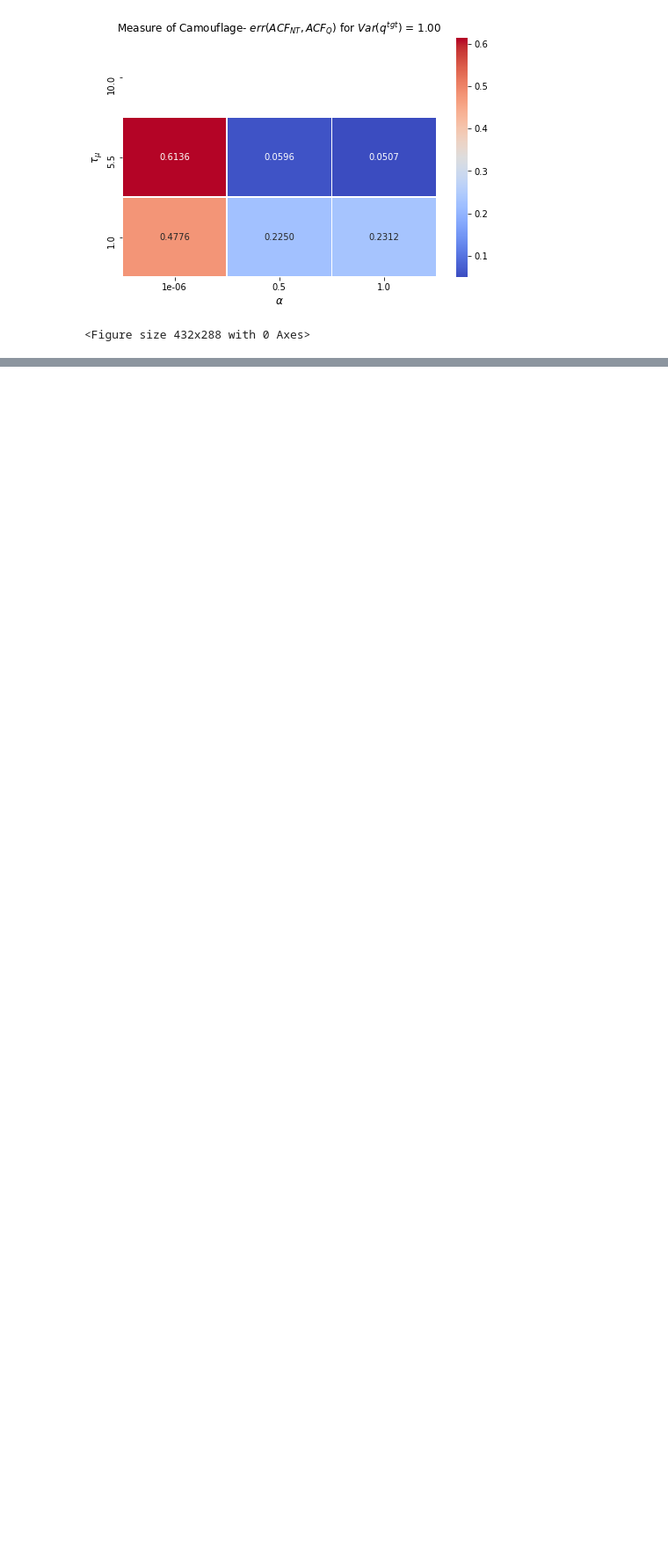
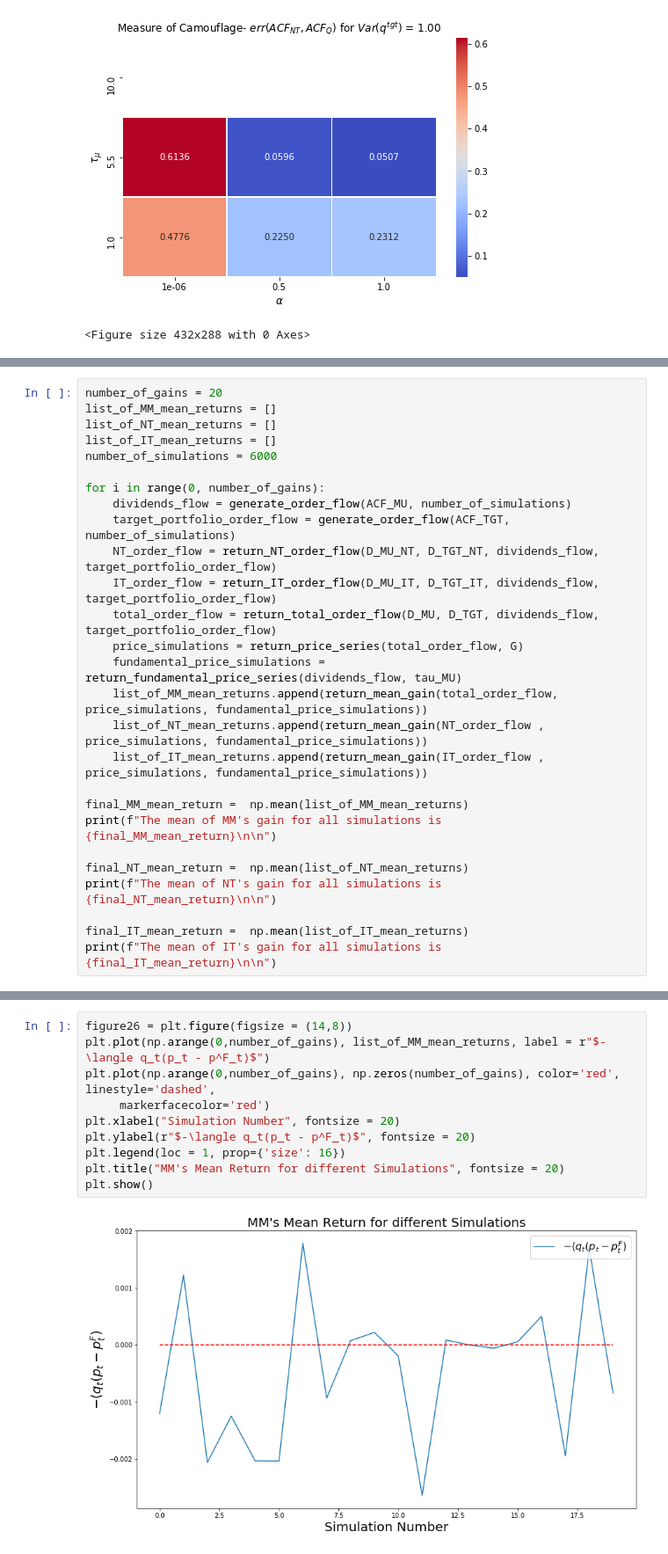
Before and after one commit to felipemoret77/EconophysiX_Internship, a Jupyter notebook: A_Rational_Noise_Trader_Within_A_Kyle_Setup_Full_Utility_3_Seeds_EconophysiX.ipynb, the cells around one changed output, grey strips where cells are left out. Shown at 88% size. Drawn from its saved outputs; the diff is of its cells as text; blank space fills up the shorter version.

```diff
--- a/A_Rational_Noise_Trader_Within_A_Kyle_Setup_Full_Utility_3_Seeds_EconophysiX.ipynb
+++ b/A_Rational_Noise_Trader_Within_A_Kyle_Setup_Full_Utility_3_Seeds_EconophysiX.ipynb
@@ -1384,0 +1646,27 @@ for i in range(0, 1):
+# %%
+number_of_gains = 20
+list_of_MM_mean_returns = []
+list_of_NT_mean_returns = []
+list_of_IT_mean_returns = []
+number_of_simulations = 6000
+
+for i in range(0, number_of_gains):
+    dividends_flow = generate_order_flow(ACF_MU, number_of_simulations)
+    target_portfolio_order_flow = generate_order_flow(ACF_TGT, number_of_simulations)
+    NT_order_flow = return_NT_order_flow(D_MU_NT, D_TGT_NT, dividends_flow, target_portfolio_order_flow)
+    IT_order_flow = return_IT_order_flow(D_MU_IT, D_TGT_IT, dividends_flow, target_portfolio_order_flow)
+    total_order_flow = return_total_order_flow(D_MU, D_TGT, dividends_flow, target_portfolio_order_flow)
+    price_simulations = return_price_series(total_order_flow, G)
+    fundamental_price_simulations = return_fundamental_price_series(dividends_flow, tau_MU)
+    list_of_MM_mean_returns.append(return_mean_gain(total_order_flow, price_simulations, fundamental_price_simulations))
+    list_of_NT_mean_returns.append(return_mean_gain(NT_order_flow , price_simulations, fundamental_price_simulations))
+    list_of_IT_mean_returns.append(return_mean_gain(IT_order_flow , price_simulations, fundamental_price_simulations))
+
+final_MM_mean_return =  np.mean(list_of_MM_mean_returns)
+print(f"The mean of MM's gain for all simulations is {final_MM_mean_return}\n\n")
+
+final_NT_mean_return =  np.mean(list_of_NT_mean_returns)
+print(f"The mean of NT's gain for all simulations is {final_NT_mean_return}\n\n")
+
+final_IT_mean_return =  np.mean(list_of_IT_mean_returns)
+print(f"The mean of IT's gain for all simulations is {final_IT_mean_return}\n\n")
@@ -1384,0 +1687,12 @@ for i in range(0, 1):
+# %%
+figure26 = plt.figure(figsize = (14,8))
+plt.plot(np.arange(0,number_of_gains), list_of_MM_mean_returns, label = r"$-\langle q_t(p_t - p^F_t)$")
+plt.plot(np.arange(0,number_of_gains), np.zeros(number_of_gains), color='red', linestyle='dashed',
+     markerfacecolor='red')
+plt.xlabel("Simulation Number", fontsize = 20)
+plt.ylabel(r"$-\langle q_t(p_t - p^F_t)$", fontsize = 20)
+plt.legend(loc = 1, prop={'size': 16})
+plt.title("MM's Mean Return for different Simulations", fontsize = 20)
+plt.show()
+# %% [output]
+[figure, added]
```
Also changed, not shown: parts of 193 cells of this notebook.
